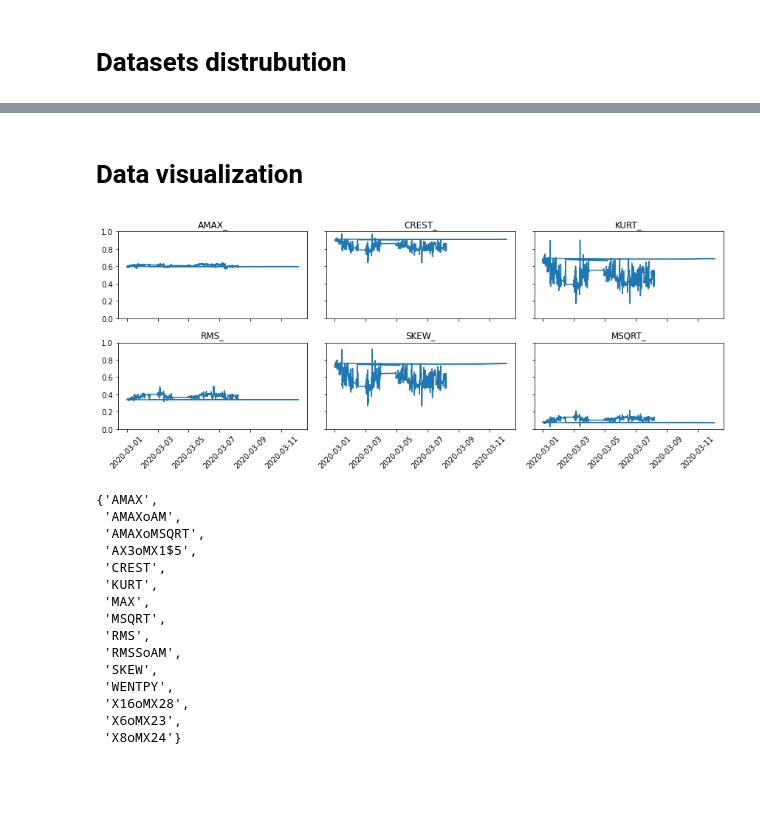
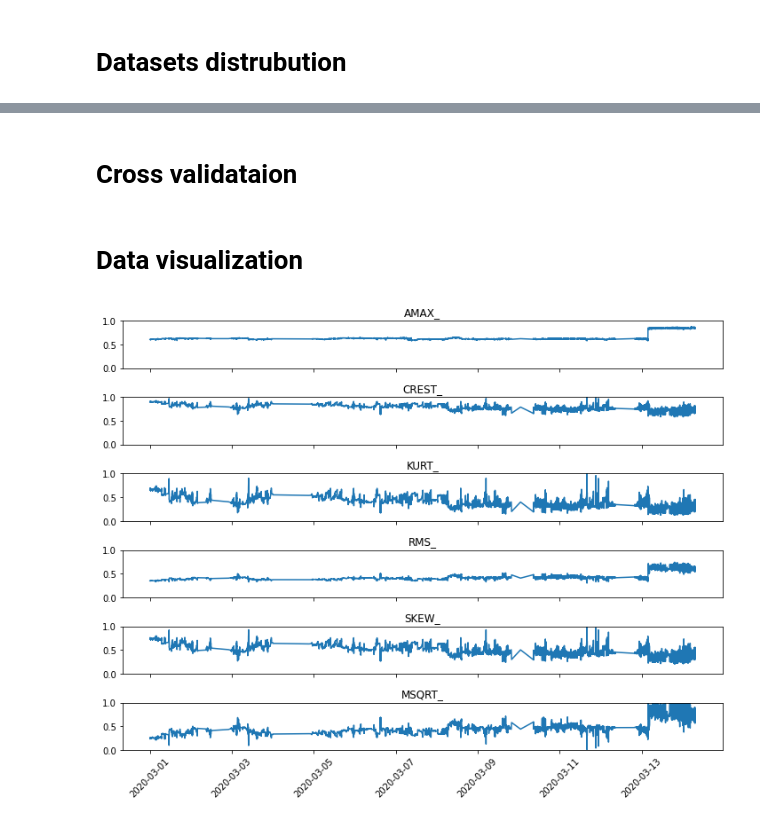
Before and after one commit to owen198/csc_domain_adaptation, a Jupyter notebook: csc_datasets.ipynb, the cells around one changed output, grey strips where cells are left out. Saved outputs shown, nothing was run; the diff lists cells and outputs as text; code cells hidden in the pictures; blank space fills up the shorter version.

```diff
--- a/csc_datasets.ipynb
+++ b/csc_datasets.ipynb
@@ -246,21 +437,21 @@ print(len(W4662FM0507))
 # %% [markdown]
 # Datasets distrubution
 # %%
-label = ['W4633070102',
-         'W4633080500',
-         'W4633080200',
-         'W4662FM0400',
-         'W4662FM0605',
-         'W4662FM0606',
-         'W4662FM0507']
+# label = ['W4633070102',
+#          'W4633080500',
+#          'W4633080200',
+#          'W4662FM0400',
+#          'W4662FM0605',
+#          'W4662FM0606',
+#          'W4662FM0507']
 
-disp_label = ['102',
-         '500',
-         '200',
-         '400',
-         '605',
-         '606',
-         '507']
+# disp_label = ['102',
+#          '500',
+#          '200',
+#          '400',
+#          '605',
+#          '606',
+#          '507']
 # %%
 dist_pd = pd.DataFrame()
 
@@ -328,3 +519,5 @@ plt.show()
+# %% [markdown]
+# Cross validataion
 # %% [markdown]
 # Data visualization
 # %%
@@ -343,27 +536,27 @@ df = pd.DataFrame(nd_array, columns = tmp_list)
 # %%
 draw_list = ['AMAX_', 'CREST_', 'KURT_', 'RMS_', 'SKEW_', 'MSQRT_']
 
-fig, axs = plt.subplots(2, 3, figsize=(12,5))
+fig, axs = plt.subplots(6, 1, figsize=(10,8))
 
 axs = axs.ravel()
 
 for i in range(len(draw_list)):
-  axs[i].plot(tmp_dt.head(3000), df[draw_list[i]].head(3000))
+  axs[i].plot(tmp_dt.head(6000).sort_values(), df[draw_list[i]].head(6000))
   axs[i].set_title(draw_list[i])
 
   for tick in axs[i].get_xticklabels():
       tick.set_rotation(45)
 
   axs[i].set_ylim([0, 1])
 
 #for ax in axs.flat:
 #    ax.set(xlabel='Time', ylabel='y-label')
 
 # Hide x labels and tick labels for top plots and y ticks for right plots.
 for ax in axs.flat:
     ax.label_outer()
 
 fig.tight_layout()
 fig.savefig('features.png', dpi=300)
 # %% [output]
-[figure, old version]
+[figure, new version]
@@ -372,18 +562,0 @@ draw_list = ['AMAX_', 'CREST_', 'KURT_', 'RMS_', 'SKEW_', 'MSQRT_']
-# %%
-set([i.split('_')[0] for i in tmp_list])
-# %% [output]
-{'AMAX',
- 'AMAXoAM',
- 'AMAXoMSQRT',
- 'AX3oMX1$5',
- 'CREST',
- 'KURT',
- 'MAX',
- 'MSQRT',
- 'RMS',
- 'RMSSoAM',
- 'SKEW',
- 'WENTPY',
- 'X16oMX28',
- 'X6oMX23',
- 'X8oMX24'}
```
Also changed, not shown: parts of 26 cells of this notebook.
